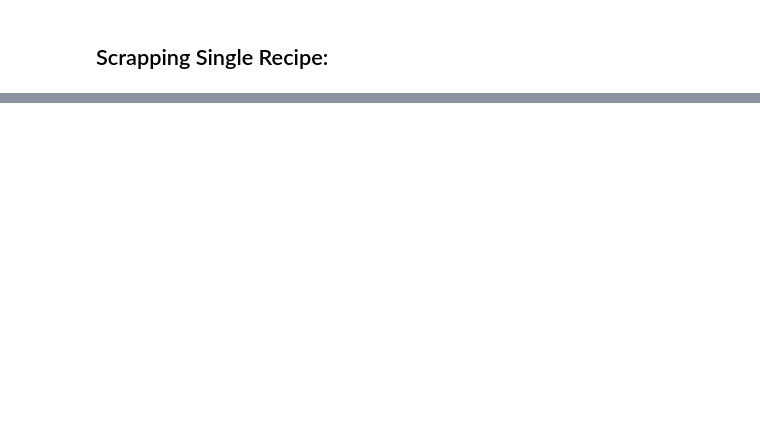
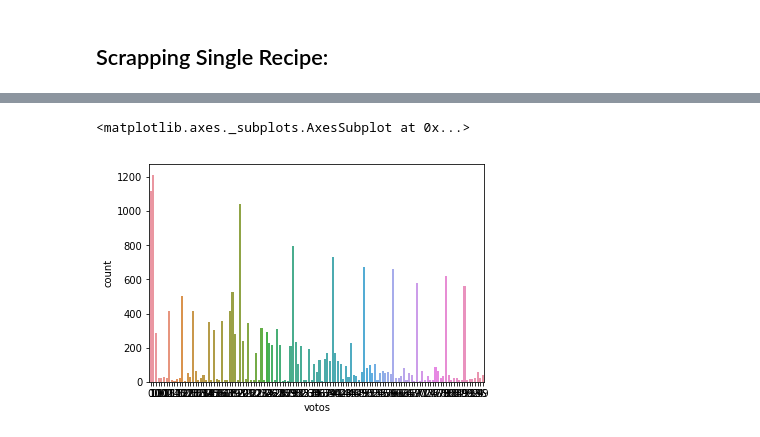
Before and after one commit to MikelEulate/scrapy_data, a Jupyter notebook: recipes/notebooks/recipe_scrapping_recetasderechupete.ipynb, the cells around one changed output, grey strips where cells are left out. Drawn from its saved outputs; the diff is of its cells as text; code cells hidden in the pictures; blank space fills up the shorter version.

```diff
--- a/recipes/notebooks/recipe_scrapping_recetasderechupete.ipynb
+++ b/recipes/notebooks/recipe_scrapping_recetasderechupete.ipynb
@@ -106,0 +497,5 @@ soup_recipe.find('div', attrs={'id': 'ingredients'}).ul
+# %%
+sns.countplot(x="votos", data=df)
+# %% [output]
+<matplotlib.axes._subplots.AxesSubplot at 0x...>
+[figure, added]
```
Also changed, not shown: parts of 23 cells of this notebook.
